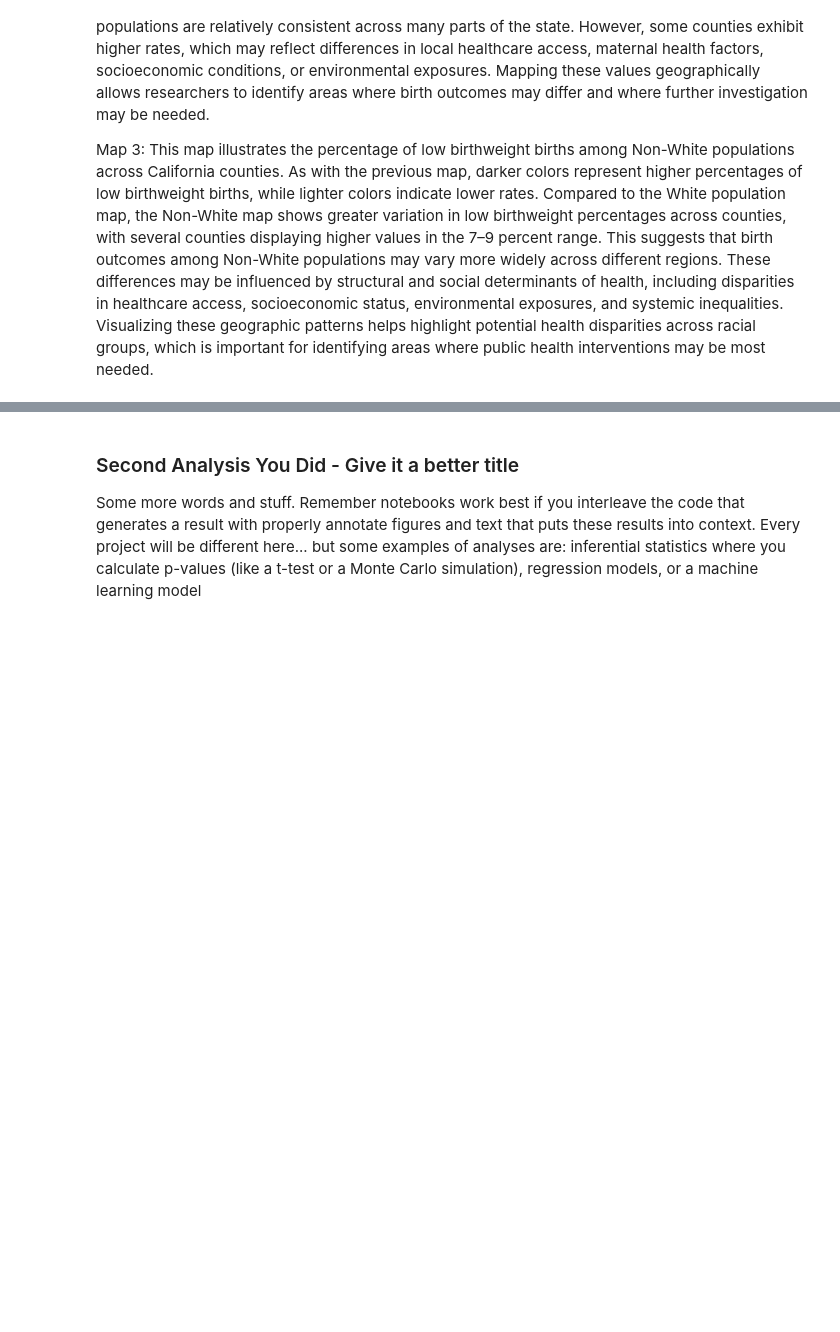
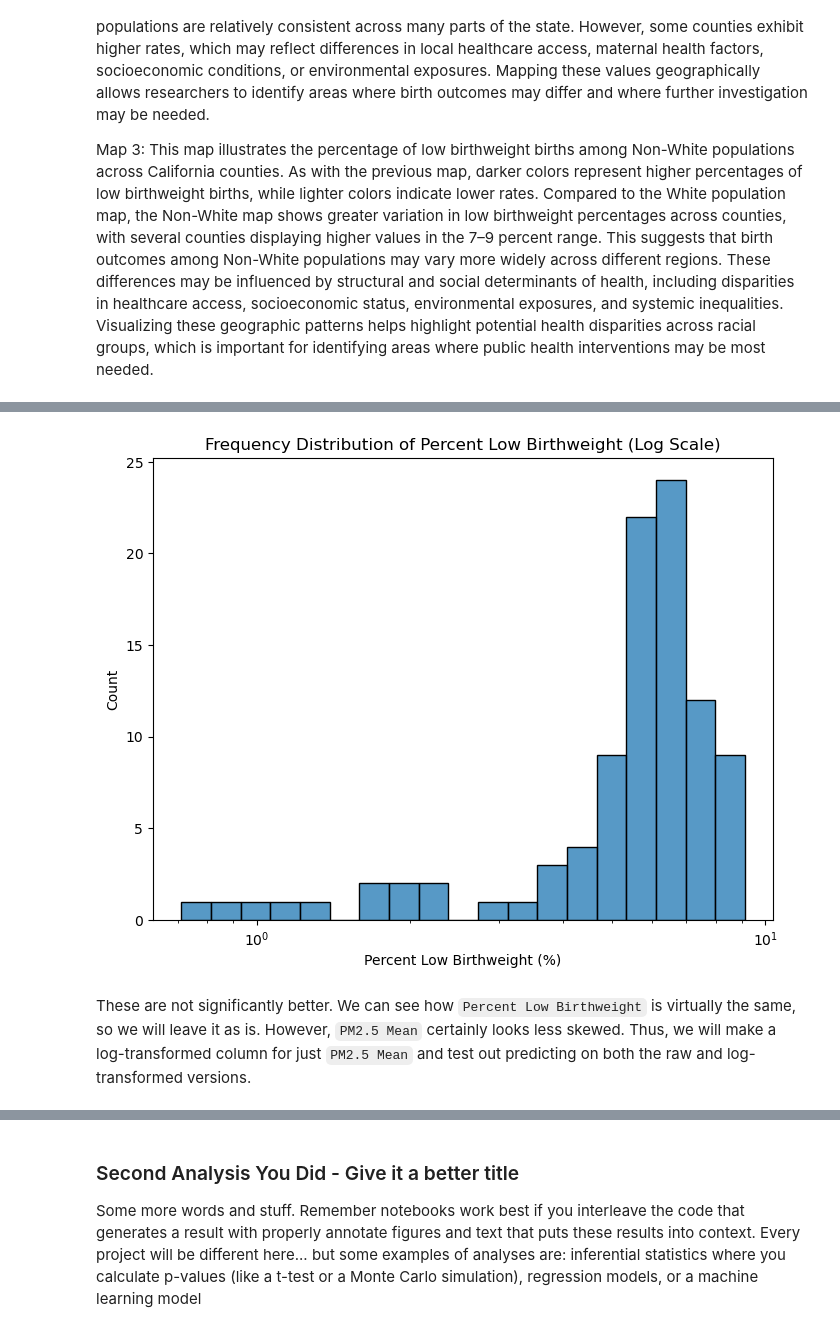
Before and after one commit to COGS108/Group095_WI26, a Jupyter notebook: 03-FinalProject.ipynb, the cells around one changed output, grey strips where cells are left out. Cells and saved outputs as stored; diff of their text form; code cells hidden in the pictures; blank space fills up the shorter version.

```diff
--- a/03-FinalProject.ipynb
+++ b/03-FinalProject.ipynb
@@ -581,0 +940,12 @@ Some more words and stuff.  Remember notebooks work best if you interleave the c
+# %%
+plt.figure(figsize=(8,6))
+
+birthweight_hist_log = sns.histplot(per_county['Percent Low Birthweight'], log_scale=True)
+plt.title("Frequency Distribution of Percent Low Birthweight (Log Scale)")
+plt.xlabel("Percent Low Birthweight (%)")
+plt.ylabel("Count")
+plt.show()
+# %% [output]
+[figure, added]
+# %% [markdown]
+These are not significantly better. We can see how `Percent Low Birthweight` is virtually the same, so we will leave it as is. However, `PM2.5 Mean` certainly looks less skewed. Thus, we will make a log-transformed column for just `PM2.5 Mean` and test out predicting on both the raw and log-transformed versions.
```
Also changed, not shown: parts of 49 cells of this notebook.
